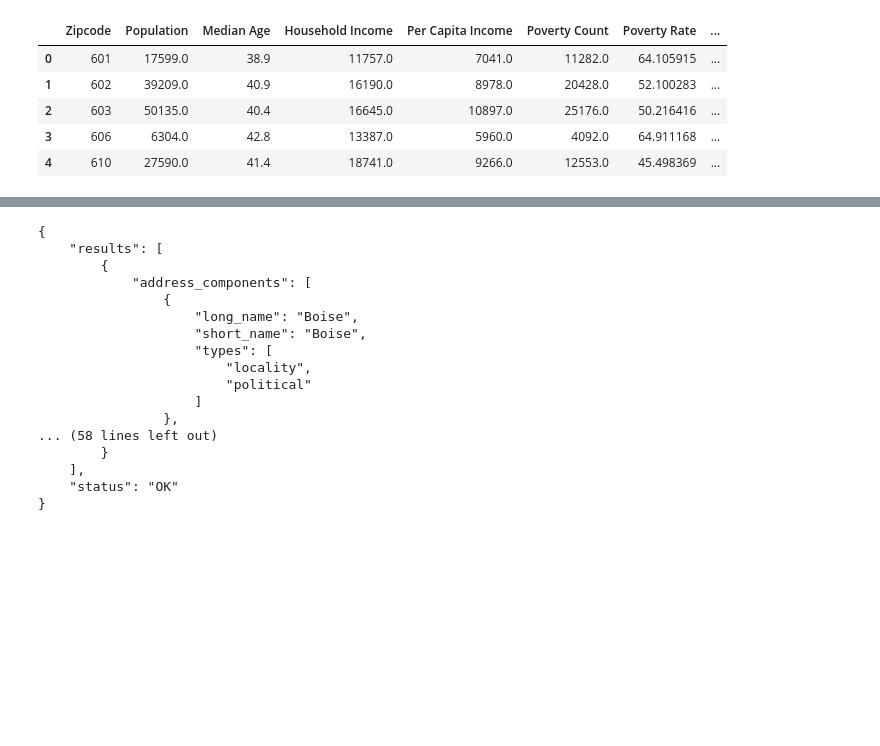
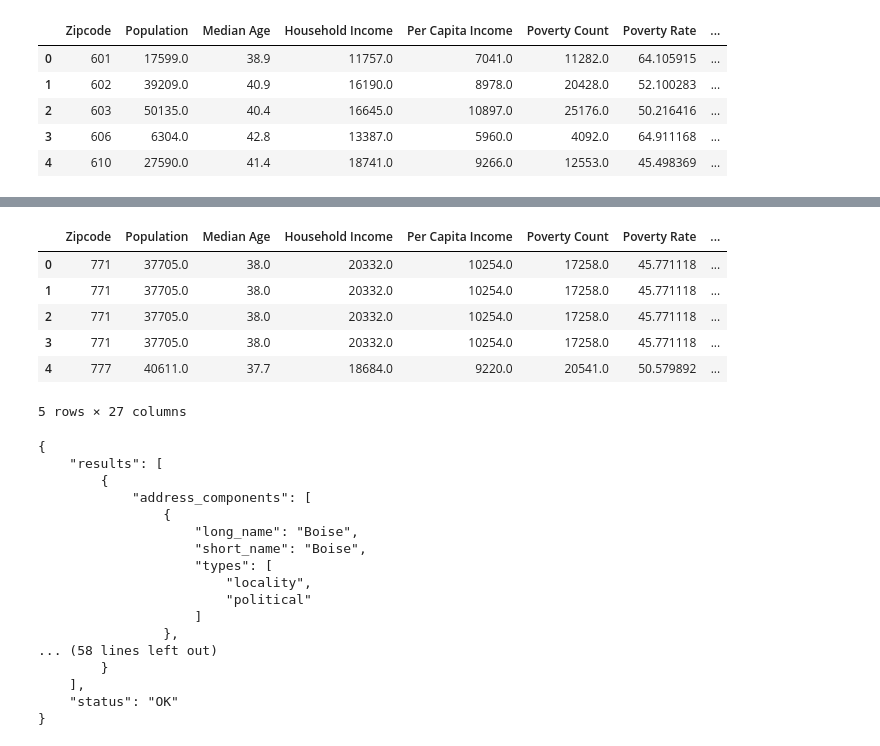
Before and after one commit to NU-DataCHI-4-Horsemen/Project1, a Jupyter notebook: GoogleLocationData.ipynb, the cells around one changed output, grey strips where cells are left out. Saved outputs shown, nothing was run; the diff lists cells and outputs as text; code cells hidden in the pictures; blank space fills up the shorter version.

```diff
--- a/GoogleLocationData.ipynb
+++ b/GoogleLocationData.ipynb
@@ -38,6 +38,9 @@ zip_df.head()
 # %%
 # Merge Census and Zipcode dataframes using an inner join
 merge_table = pd.merge(census_df, zip_df, on="Zipcode")
+merge_table['location'] = list(zip(merge_table["latitude"] , merge_table["longitude"]))
+# merge_table = merge_table['latitude'].astype(float)
+# merge_table = merge_table['longitude'].astype(float)
 merge_table.head()
 # %% [output]
 |  | Zipcode | Population | Median Age | Household Income | Per Capita Income | Poverty Count | Poverty Rate | ... |
@@ -89,5 +126,15 @@ df
 # %%
 # merge cell_df and merge_table
+data_df = pd.merge(merge_table, cell_df, on="location")
+data_df.head()
+# %% [output]
+|  | Zipcode | Population | Median Age | Household Income | Per Capita Income | Poverty Count | Poverty Rate | ... |
+| 0 | 771 | 37705.0 | 38.0 | 20332.0 | 10254.0 | 17258.0 | 45.771118 | ... |
+| 1 | 771 | 37705.0 | 38.0 | 20332.0 | 10254.0 | 17258.0 | 45.771118 | ... |
+| 2 | 771 | 37705.0 | 38.0 | 20332.0 | 10254.0 | 17258.0 | 45.771118 | ... |
+| 3 | 771 | 37705.0 | 38.0 | 20332.0 | 10254.0 | 17258.0 | 45.771118 | ... |
+| 4 | 777 | 40611.0 | 37.7 | 18684.0 | 9220.0 | 20541.0 | 50.579892 | ... |
+5 rows × 27 columns
 # %%
 # # Target city
 # target_city = "Boise, Idaho"
```
Also changed, not shown: parts of 7 cells of this notebook, 2 other files.
